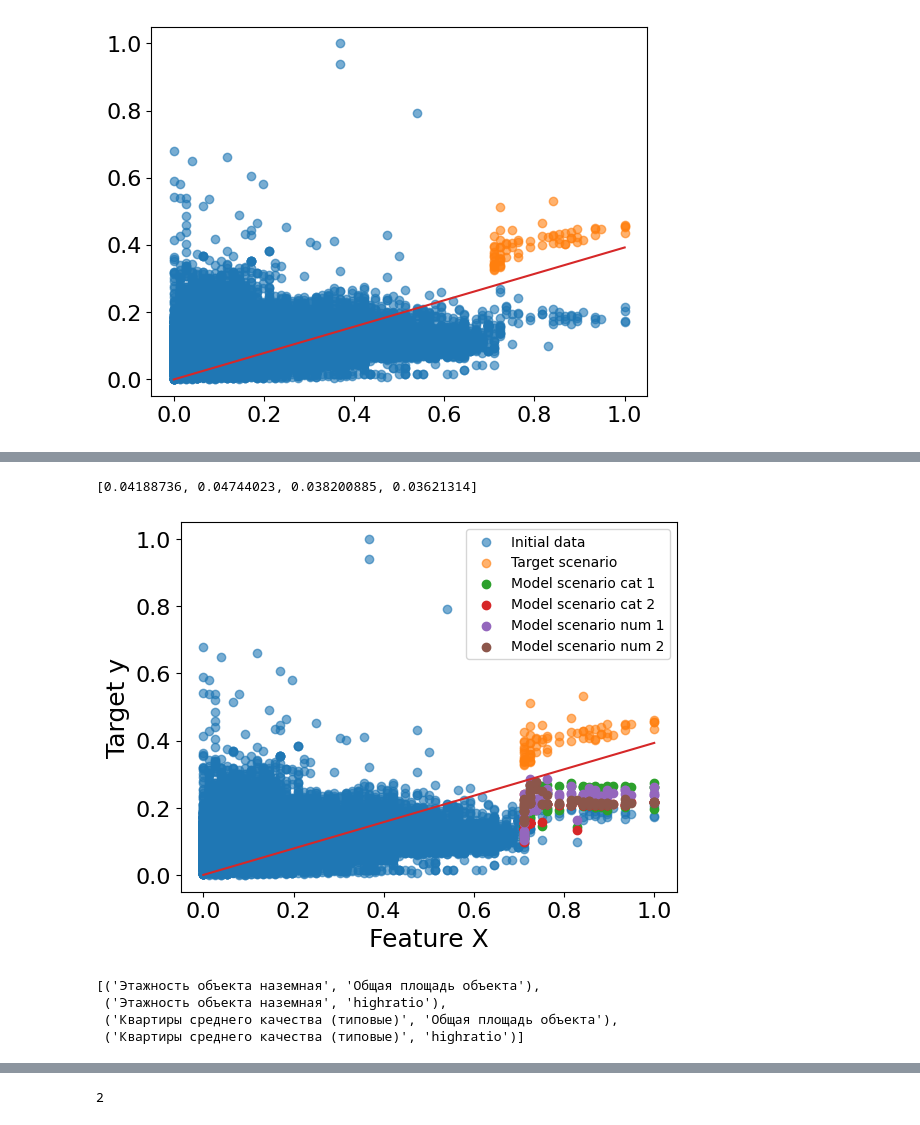
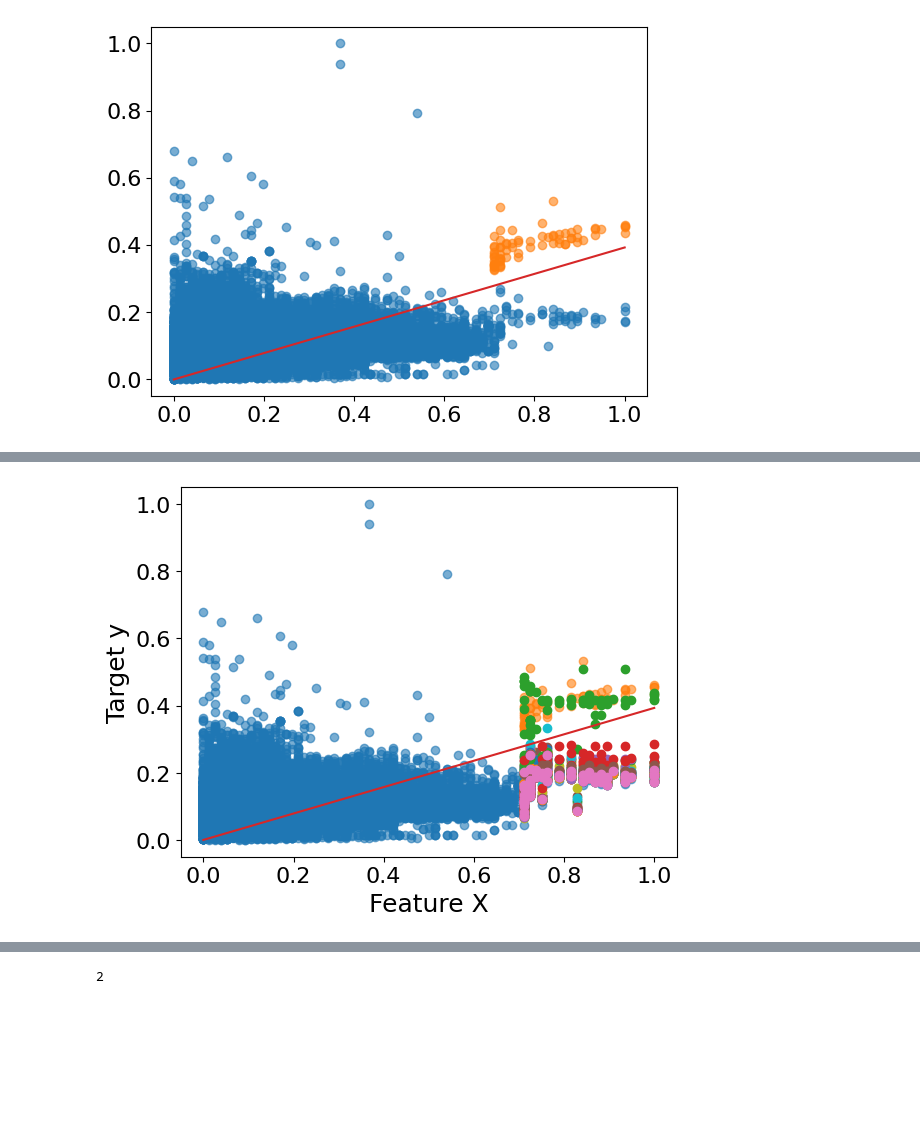
Before and after one commit to osa-bot/Benchmarking, a Jupyter notebook: Scenario_model.ipynb, the cells around one changed output, grey strips where cells are left out. Saved outputs shown, nothing was run; the diff lists cells and outputs as text; code cells hidden in the pictures; blank space fills up the shorter version.

Commit message:
add: Bayes optimization with several steps

```diff
--- a/Scenario_model.ipynb
+++ b/Scenario_model.ipynb
@@ -874,23 +856,24 @@ plt.show()
 # %%
 feat_col_idx = np.where(X_exp.columns == feature_name)[0].item()
 # %%
-num_cols_name = ['Общая площадь объекта', 'highratio']
-cat_cols_name = ['Этажность объекта наземная', 'Квартиры среднего качества (типовые)']
+# num_cols_name = ['Общая площадь объекта', 'highratio']
+# cat_cols_name = ['Этажность объекта наземная', 'Квартиры среднего качества (типовые)']
 # %%
 from functools import partial
 # %%
 def objective(trial, i):
-    num_arr = []
-    for col in num_cols_name:
-        num_arr.append(trial.suggest_float(f"{col}", 0, 1, step=0.001))
-
     cat_arr = []
     for col in cat_cols_name:
         cat_arr.append(trial.suggest_categorical(f"{col}", X_exp[col].unique()))
 
-    prediction = xgb_exp.predict([np.hstack([num_arr, cat_arr, [X_exp.loc[idx_sc].iloc[i, -1]]])])
+    num_arr = []
+    for col in num_cols_name:
+        num_arr.append(trial.suggest_float(f"{col}", 0, 1, step=0.01))
+        # num_arr.append(trial.suggest_categorical(f"{col}", X_exp[col].unique()))
 
-    objective = (prediction - y_sc.numpy()[i])**2
+    prediction = xgb_exp.predict([np.hstack([[X_exp.loc[idx_sc].iloc[i, 0]], np.array(cat_arr), num_arr])])
+
+    objective = (prediction[0] - y_sc.numpy()[i][0])**2
     # objective = (prediction - y.loc[idx_sc].iloc[0])**2
     if trial.should_prune():
             raise optuna.TrialPruned()
@@ -898,7 +881,7 @@ def objective(trial, i):
     return objective
 
 
-scenario_df = pd.DataFrame(columns=np.hstack([num_cols_name, cat_cols_name]))
+scenario_df = pd.DataFrame(columns=np.hstack([cat_cols_name, num_cols_name]))
 steps = tqdm(range(len(y_sc)))
 optuna.logging.set_verbosity(optuna.logging.WARNING)
 
@@ -907,7 +890,7 @@ for i in steps:
     study = optuna.create_study(sampler=optuna.samplers.TPESampler(), pruner=optuna.pruners.HyperbandPruner())
     study.optimize(objective_with_args, n_trials=100)
 
-    one_point_df = pd.DataFrame(study.best_params.items()).T.iloc[[1]].rename(columns=dict(zip(np.arange(4), np.hstack([num_cols_name, cat_cols_name]))))
+    one_point_df = pd.DataFrame(study.best_params.items()).T.iloc[[1]].rename(columns=dict(zip(np.arange(len(cat_cols_name)+len(num_cols_name)), np.hstack([cat_cols_name, num_cols_name]))))
 
     scenario_df = pd.concat([scenario_df, one_point_df])
 # %%
@@ -918,5 +901,5 @@ for i in steps:
 # scenario_df = pd.concat([scenario_df, pd.DataFrame(study.best_params.items()).T.iloc[[1]].rename(columns=dict(zip(np.arange(4), np.hstack([num_cols_name, cat_cols_name]))))])
 # %%
 scenario_df = scenario_df.reset_index(drop=True)
-scenario_df = pd.concat([scenario_df, X_exp.loc[idx_sc, feature_name].reset_index(drop=True)], axis=1).astype(float)
+scenario_df = pd.concat([X_exp.loc[idx_sc, feature_name].reset_index(drop=True), scenario_df], axis=1).astype(float)
 prediction_exp = xgb_exp.predict(scenario_df)
@@ -965,7 +952,8 @@ def objective_num(trial, col, i):
 
 all_cat_df = []
 all_num_df = []
-all_prediction_err = []
+all_prediction_err_cat = []
+all_prediction_err_num = []
 
 for col in cat_cols_name:
     feat_df = []
@@ -984,7 +972,7 @@ for col in cat_cols_name:
     prediction_exp = xgb_exp.predict(scenario_df)
 
     all_cat_df.append(scenario_df)
-    all_prediction_err.append(np.mean((prediction_exp - y_sc.numpy().flatten())**2))
+    all_prediction_err_cat.append(np.mean((prediction_exp - y_sc.numpy().flatten())**2))
 
 
 for col in num_cols_name:
@@ -1004,24 +992,22 @@ for col in num_cols_name:
     prediction_exp = xgb_exp.predict(scenario_df)
 
     all_num_df.append(scenario_df)
-    all_prediction_err.append(np.mean((prediction_exp - y_sc.numpy().flatten())**2))
+    all_prediction_err_num.append(np.mean((prediction_exp - y_sc.numpy().flatten())**2))
-# %%
-all_prediction_err
-# %% [output]
-[0.04188736, 0.04744023, 0.038200885, 0.03621314]
 # %%
 plt.scatter(X_exp[feature_name], y_exp, alpha=0.6, label='Initial data')
 plt.scatter(X_exp.loc[idx_sc, feature_name], y_sc, alpha=0.6, label='Target scenario')
-plt.scatter(X_exp.loc[idx_sc, feature_name], xgb_exp.predict(all_cat_df[0]), label='Model scenario cat 1')
-plt.scatter(X_exp.loc[idx_sc, feature_name], xgb_exp.predict(all_cat_df[1]), label='Model scenario cat 2')
-plt.scatter(X_exp.loc[idx_sc, feature_name], xgb_exp.predict(all_num_df[0]), label='Model scenario num 1')
-plt.scatter(X_exp.loc[idx_sc, feature_name], xgb_exp.predict(all_num_df[1]), label='Model scenario num 2')
+
+for i, d in enumerate(all_cat_df):
+    plt.scatter(X_exp.loc[idx_sc, feature_name], xgb_exp.predict(d), label=f'Model scenario cat {i}')
+
+for i, d in enumerate(all_num_df):
+    plt.scatter(X_exp.loc[idx_sc, feature_name], xgb_exp.predict(d), label=f'Model scenario num {i}')
 
 plt.plot(np.linspace(0, 1, 100), lr.coef_[0][0] * np.linspace(0, 1, 100), color='tab:red')
 
 plt.xlabel('Feature X')
 plt.ylabel('Target y')
-plt.legend(fontsize=10)
+# plt.legend(fontsize=10)
 plt.show()
 # %% [output]
-[figure, old version]
+[figure, new version]
@@ -1028,9 +1017,9 @@ plt.show()
 # %%
 from itertools import product
 # %%
-list(product(cat_cols_name, num_cols_name))
+new_feat_to_optimize = np.vstack([
+        list(product([best_cat], np.delete(cat_cols_name, np.where(cat_cols_name == best_cat)[0]))),
+        list(product([best_cat], num_cols_name)),
+        list(product([best_num], np.delete(cat_cols_name, np.where(cat_cols_name == best_cat)[0]))),
+        list(product([best_num], np.delete(num_cols_name, np.where(num_cols_name == best_num)[0])))
+        ])
-# %% [output]
-[('Этажность объекта наземная', 'Общая площадь объекта'),
- ('Этажность объекта наземная', 'highratio'),
- ('Квартиры среднего качества (типовые)', 'Общая площадь объекта'),
- ('Квартиры среднего качества (типовые)', 'highratio')]
```
Also changed, not shown: parts of 22 cells of this notebook.
